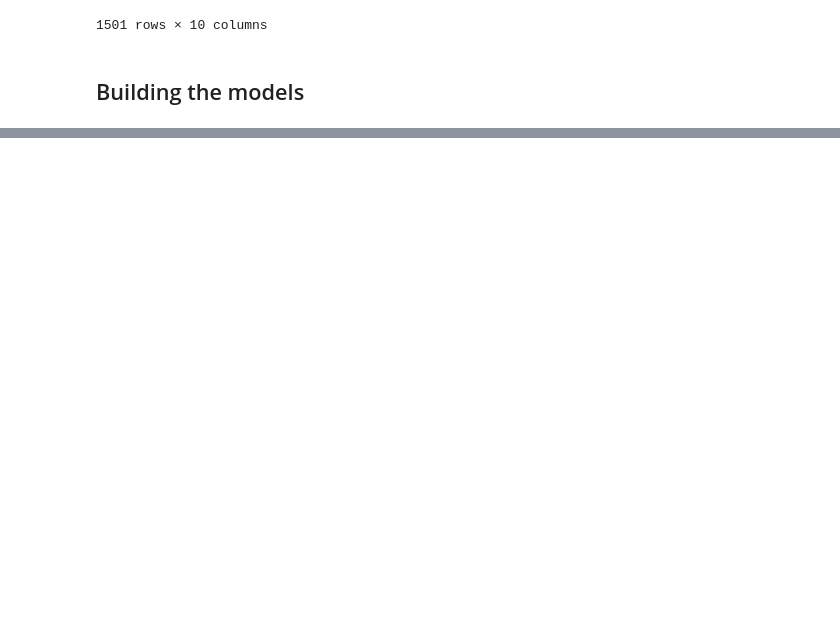
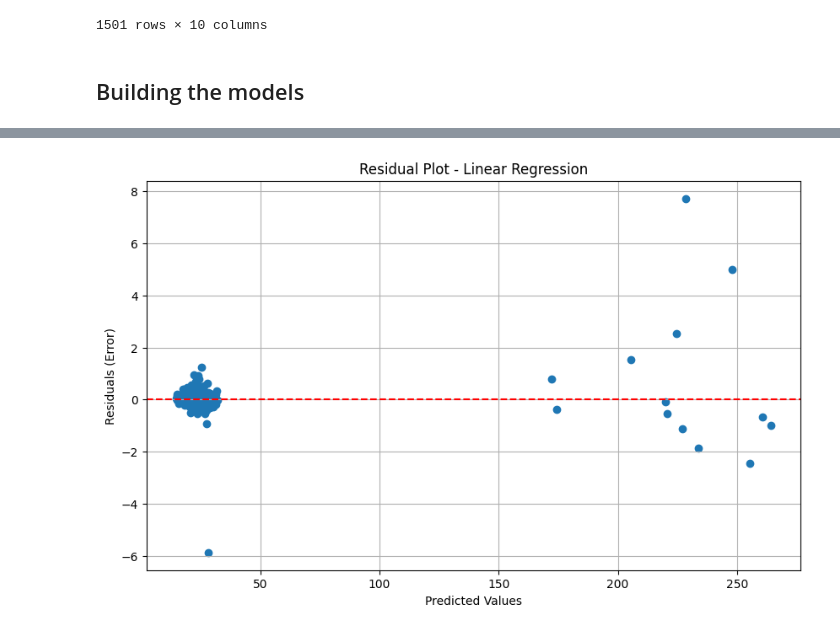
Before and after one commit to Kreezy09/ML-Assignment, a Jupyter notebook: Notebooks/stock_pred.ipynb, the cells around one changed output, grey strips where cells are left out. Drawn from its saved outputs; the diff is of its cells as text; code cells hidden in the pictures; blank space fills up the shorter version.

```diff
--- a/Notebooks/stock_pred.ipynb
+++ b/Notebooks/stock_pred.ipynb
@@ -623,2 +556,27 @@ Random Forest                 0.991853   14.281311        0.008147  0.008147
 Support Vector Machine (SVR)  0.607339  688.290182        0.392661  0.392661
 KNeighbors Regressor          0.996499    6.136778        0.003501  0.003501
+# %%
+# Assuming you have already trained your Linear Regression model and named it linear_regression_model
+from sklearn.linear_model import LinearRegression
+
+# Train Linear Regression model (if not already trained)
+linear_regression_model = LinearRegression()
+linear_regression_model.fit(X_train, y_train)
+
+# Predict on the test set
+y_pred_lr = linear_regression_model.predict(X_test)
+
+# Calculate residuals
+residuals_lr = y_test - y_pred_lr
+
+# Plot Residual Plot for Linear Regression
+plt.figure(figsize=(10, 6))
+plt.scatter(y_pred_lr, residuals_lr)
+plt.axhline(y=0, color='r', linestyle='--')
+plt.title("Residual Plot - Linear Regression")
+plt.xlabel('Predicted Values')
+plt.ylabel('Residuals (Error)')
+plt.grid(True)
+plt.show()
+# %% [output]
+[figure, added]
```
Also changed, not shown: parts of 7 cells of this notebook, 4 other files.
